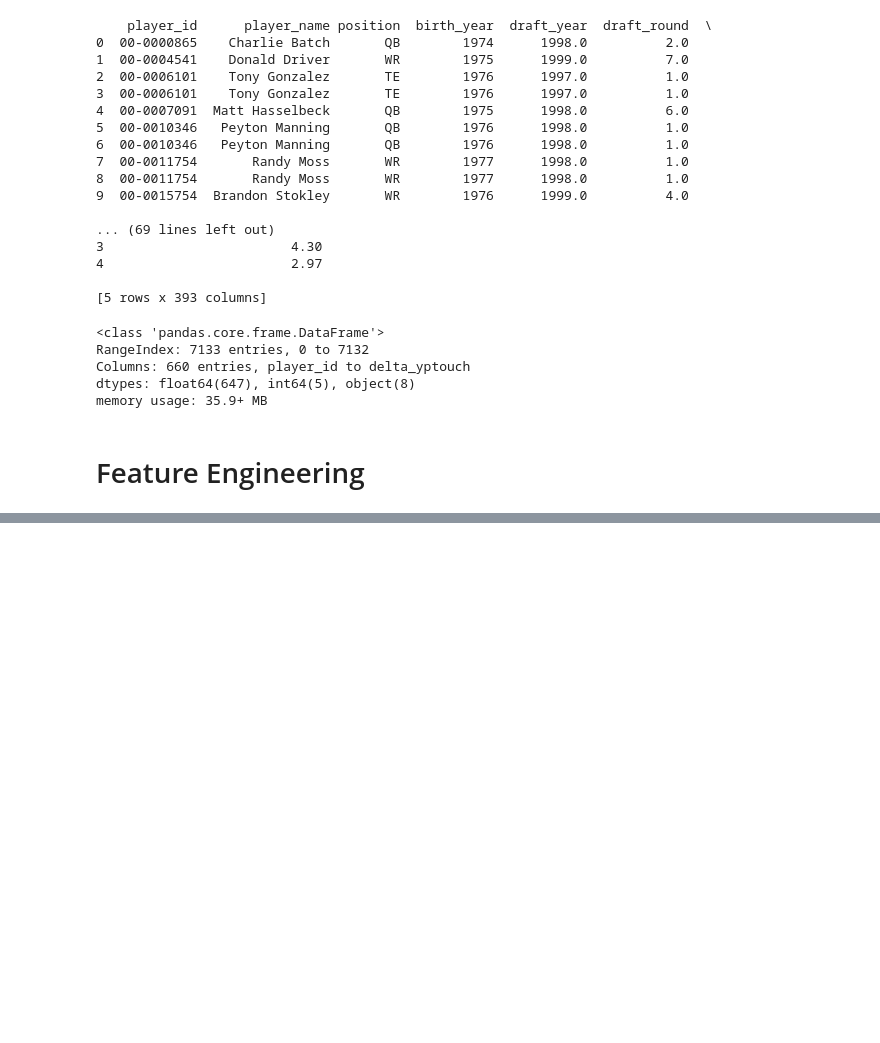
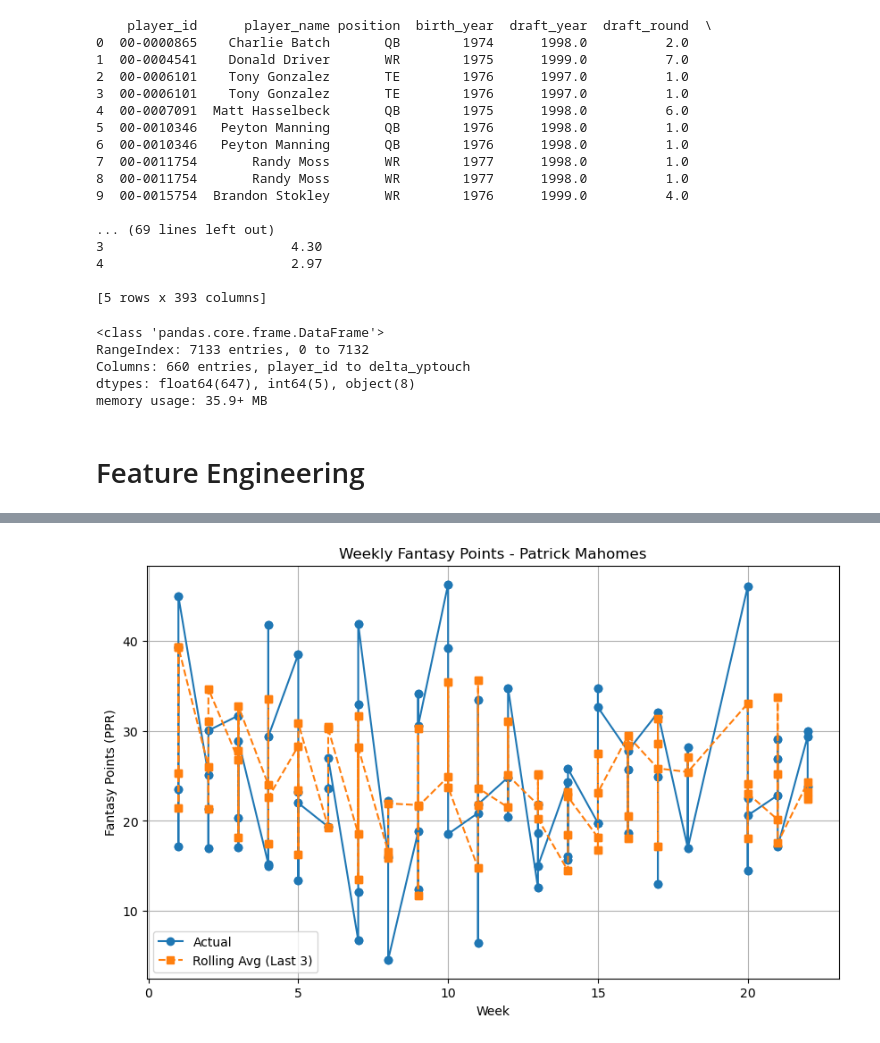
Before and after one commit to omendez930/fantasy-football-recommendations, a Jupyter notebook: draft_analysis.ipynb, the cells around one changed output, grey strips where cells are left out. Drawn from its saved outputs; the diff is of its cells as text; code cells hidden in the pictures; blank space fills up the shorter version.

```diff
--- a/draft_analysis.ipynb
+++ b/draft_analysis.ipynb
@@ -155,0 +284,16 @@ Linear Regression RSME: 1.908323988574615
+# %%
+# --- Player Weekly Trend ---
+player = "Patrick Mahomes"
+df_player = data_merged[data_merged['player_name_weekly'] == player].sort_values("week")
+
+plt.figure(figsize=(10,6))
+plt.plot(df_player["week"], df_player["fantasy_points_ppr_weekly"], marker="o", label="Actual")
+plt.plot(df_player["week"], df_player["fp_last3"], marker="s", linestyle="--", label="Rolling Avg (Last 3)")
+plt.title(f"Weekly Fantasy Points - {player}")
+plt.xlabel("Week")
+plt.ylabel("Fantasy Points (PPR)")
+plt.legend()
+plt.grid(True)
+plt.show()
+# %% [output]
+[figure, added]
```
Also changed, not shown: parts of 16 cells of this notebook.
